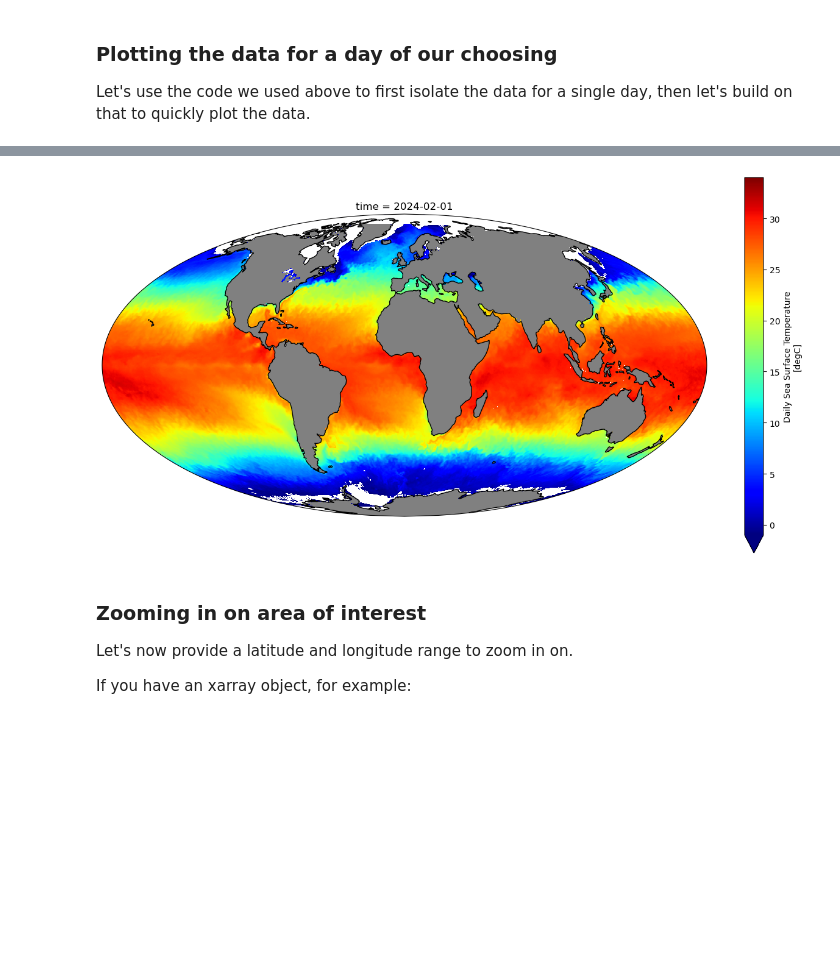
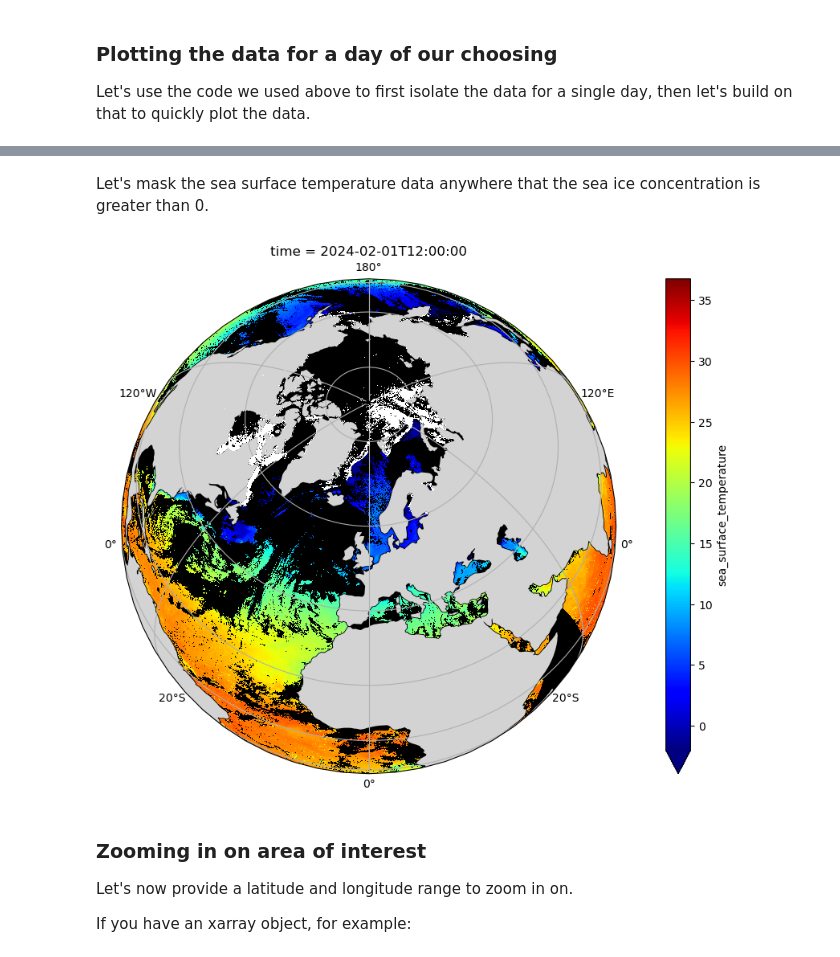
Before and after one commit to NorDataNet/Exploring_FAIR_data_with_Python, a Jupyter notebook: book/global_sea_surface_temperatures.ipynb, the cells around one changed output, grey strips where cells are left out. Cells and saved outputs as stored; diff of their text form; code cells hidden in the pictures; blank space fills up the shorter version.

```diff
--- a/book/global_sea_surface_temperatures.ipynb
+++ b/book/global_sea_surface_temperatures.ipynb
@@ -232,46 +400,45 @@ The dataset also includes sea ice concentration data. Let's mask the sea surface
+# %% [markdown]
+Let's mask the sea surface temperature data anywhere that the sea ice concentration is greater than 0.
 # %%
-import xarray as xr
-import matplotlib.pyplot as plt
-import cartopy.crs as ccrs
-import cartopy.feature as cfeature
+# Loading in the data
+desired_date = '20240201'  # YYYYMMDD
+desired_time = '120000'  # hhmmss - must be 000000 or 120000
 
-desired_date = '2024-02-01'
-year = desired_date.split('-')[0]
+date_obj = datetime.strptime(desired_date, "%Y%m%d")
+year = date_obj.year
+day_of_year = f"{date_obj.timetuple().tm_yday:03d}"  # Ensure 3-digit format
 
-projection = ccrs.Mollweide()
+url = f'https://tds0.ifremer.fr/thredds/dodsC/OSI-201-b-metop_b/{year}/{day_of_year}/{desired_date}{desired_time}-OSISAF-L3C_GHRSST-SSTsubskin-AVHRR_SST_METOP_B_GLB-sstglb_metop01_{desired_date}_{desired_time}-v02.0-fv01.0.nc'
+xrds = xr.open_dataset(url)
+
+# Setting up the figure
+projection = ccrs.Orthographic(central_longitude=0.0, central_latitude=60.0)
 transform = ccrs.PlateCarree()
 
 fig = plt.figure(figsize=(16, 8))
 ax = plt.axes(projection=projection)
 
-# Load and plot the sea surface temperature data
-url = f'https://psl.noaa.gov/thredds/dodsC/Datasets/noaa.oisst.v2.highres/sst.day.mean.{year}.nc'
-xrds = xr.open_dataset(url)
+ax.add_feature(cfeature.OCEAN, zorder=0, facecolor='black')
+ax.add_feature(cfeature.LAND, zorder=2, facecolor='lightgrey')
+ax.gridlines(draw_labels=True)
+ax.coastlines()
 
-xrds = xrds.sel(time = desired_date)
-sst = xrds['sst'].where(xrds['sst'] > -3)
+sst_celsius = xrds['sea_surface_temperature'] - 273.15
+vmin = -2
+vmax = sst_celsius.max()
+sst_celsius.plot(ax=ax, transform=transform, cmap='jet', vmin=vmin, vmax=vmax, zorder=1)
 
-vmin = -1
-vmax = 34
-
-sst.plot(ax=ax, transform=transform, vmin=vmin, vmax=vmax, cmap='jet')
-
-# Load and plot the sea ice
-url = f'http://psl.noaa.gov/thredds/dodsC/Datasets/noaa.oisst.v2.highres/icec.day.mean.{year}.nc'
-xrds = xr.open_dataset(url)
-
-xrds = xrds.sel(time = desired_date)
-ice_mask = xrds['icec'].where(xrds['icec'] > 0)
-
-ice_mask.plot(ax=ax, transform=transform, vmin=1, vmax=2, cmap='Greys', add_colorbar=False)
+ice_mask = xrds['sea_ice_fraction'].where(xrds['sea_ice_fraction'] > 0)
+# Values range from 0 to 100, so setting the range for the colormap to 100 to 101 will plot everything white
+ice_mask.plot(ax=ax, transform=transform, vmin=100, vmax=101, cmap='Greys', add_colorbar=False, zorder=3)
 
 ax.coastlines()
 ax.add_feature(cfeature.LAND, facecolor='grey')
 
 plt.savefig(f'sea_water_temperatures.png', transparent=True)
 plt.show()
 # %% [output]
-[figure, old version]
+[figure, new version]
 # %% [markdown]
 ### Zooming in on area of interest
 
```
Also changed, not shown: parts of 36 cells of this notebook, 9 other files.
